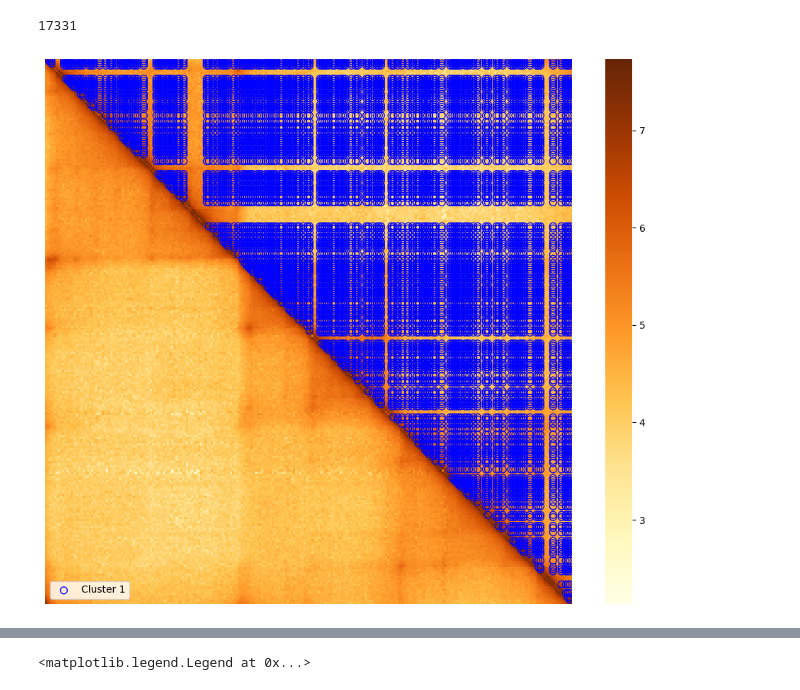
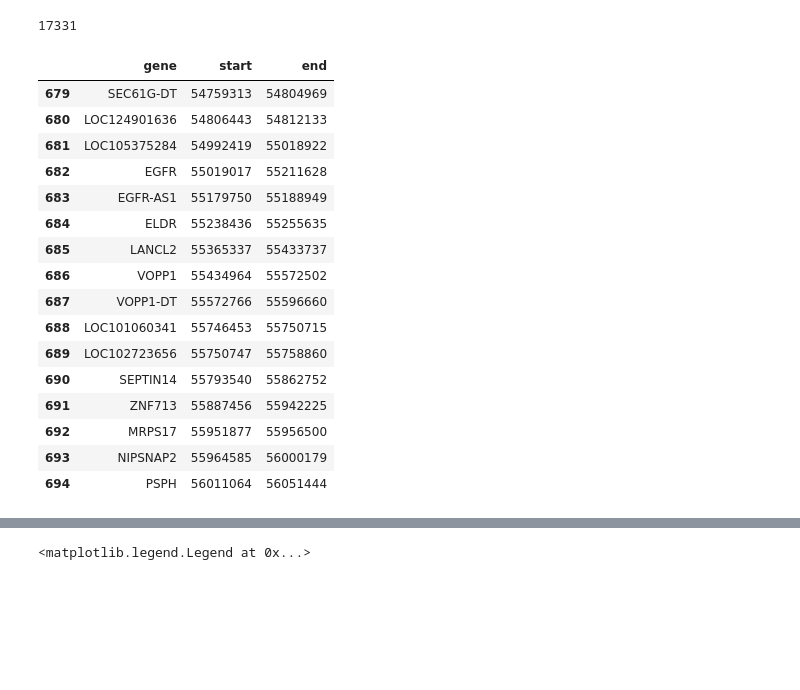
Before and after one commit to vikwaran03/DSC180B_Q2, a Jupyter notebook: Q2_Prep/node2vec.ipynb, the cells around one changed output, grey strips where cells are left out. Cells and saved outputs as stored; diff of their text form; code cells hidden in the pictures; blank space fills up the shorter version.

```diff
--- a/Q2_Prep/node2vec.ipynb
+++ b/Q2_Prep/node2vec.ipynb
@@ -458,15 +459,30 @@ sns.heatmap(np.triu(cluster_matrix), xticklabels=False, yticklabels=False, cbar=
 ((np.triu(cluster_matrix, k=1)) == -1).sum()
 # %% [output]
 17331
-# %%
-cluster = 0
-plt.figure(figsize=(12, 10))
-sns.heatmap(np.log(ec_full_hic), cbar=True, xticklabels=False, yticklabels=False, cmap=sns.color_palette("YlOrBr", as_cmap=True))
-
-x_coords, y_coords = np.where(np.triu(cluster_matrix, k=1) == cluster+2)
-plt.scatter(y_coords, x_coords, color='blue', marker='o', s=50, label="Cluster 1", facecolors='none')
-
-plt.legend()
-plt.savefig('images/hic_clusters.png')
-# %% [output]
-[figure, removed]
+# %%
+genes = pd.read_csv('chrom7_genes.csv')
+start_loci = 54765000
+end_loci = 56050000
+genes = genes[((genes['start'] >= start_loci) & (genes['start'] < end_loci)) |
+                       ((genes['end'] >= start_loci) & (genes['end'] < end_loci))]
+genes['gene'] = genes['attributes'].str.split(';').str[0].str.split('ID=gene-').str[-1]
+genes = genes[['gene', 'start', 'end']]
+genes
+# %% [output]
+|  | gene | start | end |
+| 679 | SEC61G-DT | 54759313 | 54804969 |
+| 680 | LOC124901636 | 54806443 | 54812133 |
+| 681 | LOC105375284 | 54992419 | 55018922 |
+| 682 | EGFR | 55019017 | 55211628 |
+| 683 | EGFR-AS1 | 55179750 | 55188949 |
+| 684 | ELDR | 55238436 | 55255635 |
+| 685 | LANCL2 | 55365337 | 55433737 |
+| 686 | VOPP1 | 55434964 | 55572502 |
+| 687 | VOPP1-DT | 55572766 | 55596660 |
+| 688 | LOC101060341 | 55746453 | 55750715 |
+| 689 | LOC102723656 | 55750747 | 55758860 |
+| 690 | SEPTIN14 | 55793540 | 55862752 |
+| 691 | ZNF713 | 55887456 | 55942225 |
+| 692 | MRPS17 | 55951877 | 55956500 |
+| 693 | NIPSNAP2 | 55964585 | 56000179 |
+| 694 | PSPH | 56011064 | 56051444 |
```
Also changed, not shown: parts of 3 cells of this notebook, 2 other files.
